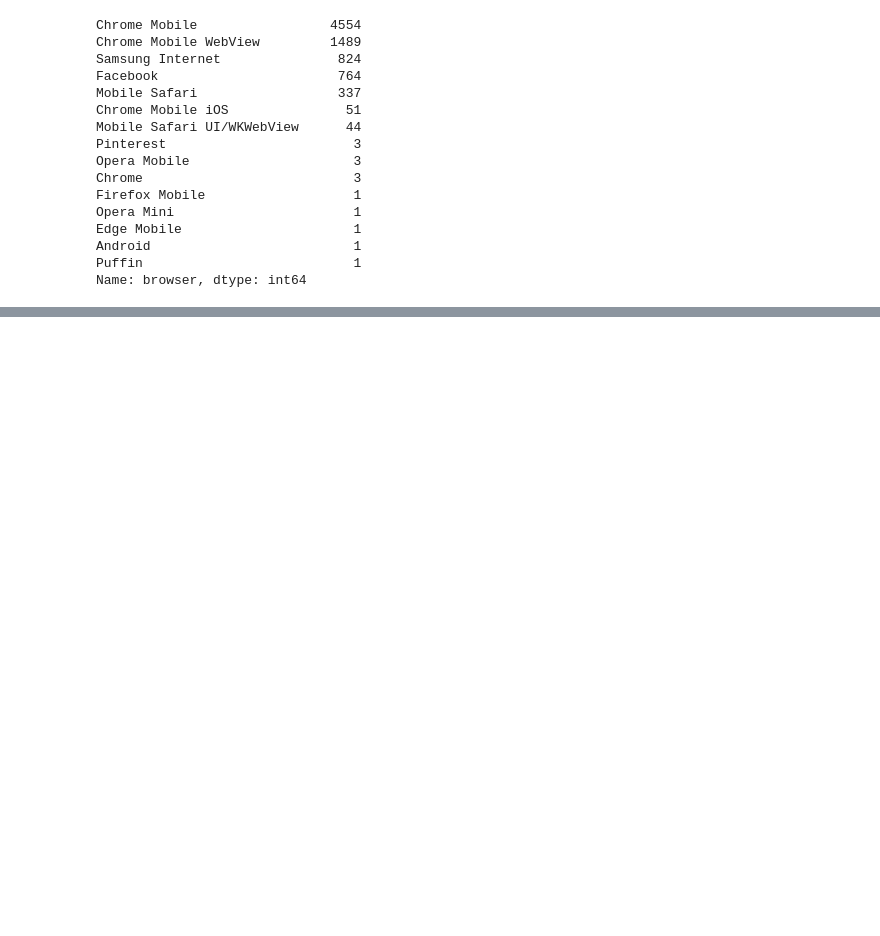
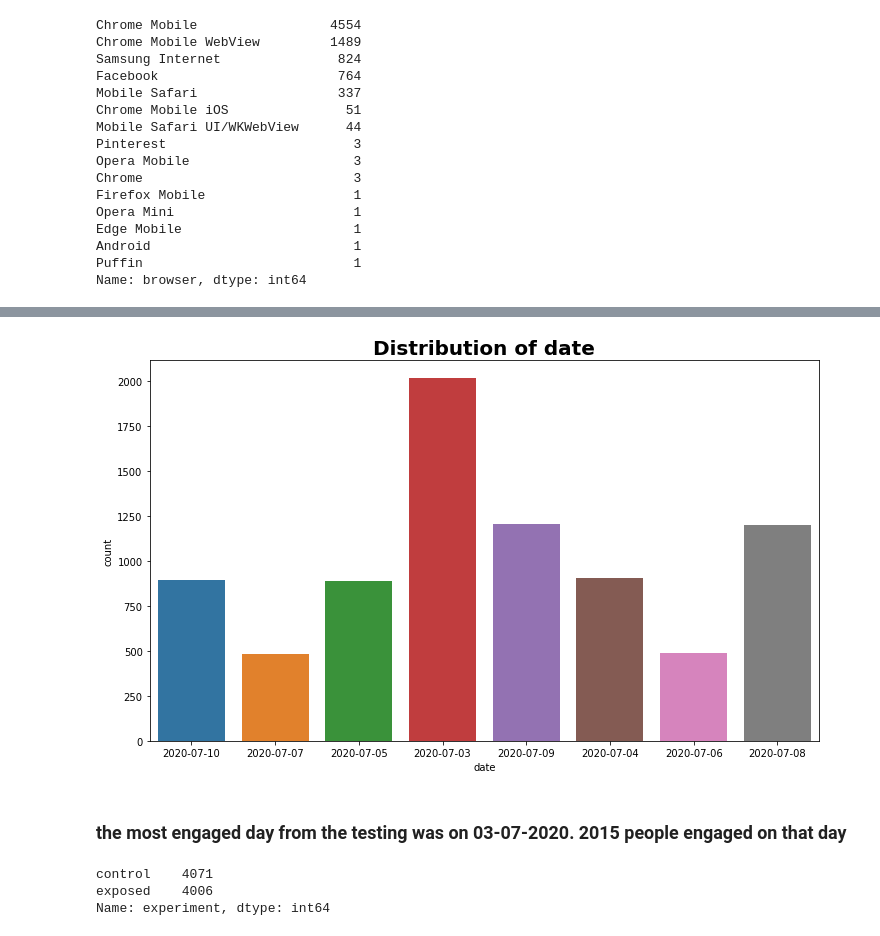
Before and after one commit to sam23121/abtest-mlops, a Jupyter notebook: notebooks/Untitled.ipynb, the cells around one changed output, grey strips where cells are left out. Saved outputs shown, nothing was run; the diff lists cells and outputs as text; code cells hidden in the pictures; blank space fills up the shorter version.

```diff
--- a/notebooks/Untitled.ipynb
+++ b/notebooks/Untitled.ipynb
@@ -110,0 +120,13 @@ Name: browser, dtype: int64
+# %%
+def plot_hist(df:pd.DataFrame, column:str, color:str)->None:
+    # plt.figure(figsize=(15, 10))
+    # fig, ax = plt.subplots(1, figsize=(12, 7))
+    sns.displot(data=df, x=column, color=color, kde=True, height=7, aspect=2)
+    plt.title(f'Distribution of {column}', size=10, fontweight='bold')
+    plt.show()
+
+def plot_count(df:pd.DataFrame, column:str) -> None:
+    plt.figure(figsize=(12, 7))
+    sns.countplot(data=df, x=column)
+    plt.title(f'Distribution of {column}', size=20, fontweight='bold')
+    plt.show()
@@ -110,0 +175,12 @@ Name: browser, dtype: int64
+# %%
+plot_count(df, 'date')
+# %% [output]
+[figure, added]
+# %% [markdown]
+### the most engaged day from the testing was on 03-07-2020. 2015 people engaged on that day
+# %%
+pd.Series(df['experiment'].value_counts())
+# %% [output]
+control    4071
+exposed    4006
+Name: experiment, dtype: int64
```
Also changed, not shown: parts of 11 cells of this notebook.
